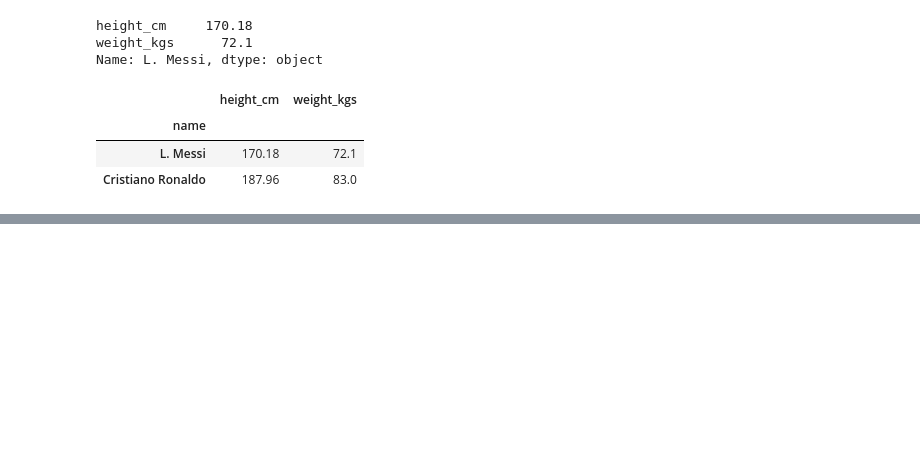
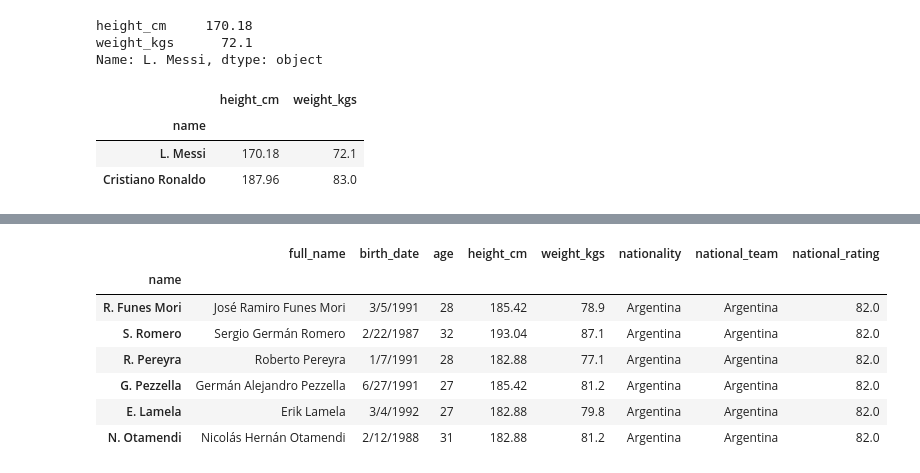
Before and after one commit to DiilaNa/Data_Science_with-Pandas, a Jupyter notebook: Project-1/DataExtractionWithPandas.ipynb, the cells around one changed output, grey strips where cells are left out. Cells and saved outputs as stored; diff of their text form; code cells hidden in the pictures; blank space fills up the shorter version.

```diff
--- a/Project-1/DataExtractionWithPandas.ipynb
+++ b/Project-1/DataExtractionWithPandas.ipynb
@@ -163,0 +215,16 @@ df_players.loc[['L. Messi','Cristiano Ronaldo'],['height_cm','weight_kgs']]
+# %%
+#------------Selecting players with multiple conditions----------------------
+
+(df_players['height_cm']>180) & (df_players['nationality']=="Argentina")
+
+df_players.loc[(df_players['height_cm']>180) & (df_players['national_team']=="Argentina"),:
+]
+# %% [output]
+|  | full_name | birth_date | age | height_cm | weight_kgs | nationality | national_team | national_rating |
+| name |  |  |  |  |  |  |  |  |
+| R. Funes Mori | José Ramiro Funes Mori | 3/5/1991 | 28 | 185.42 | 78.9 | Argentina | Argentina | 82.0 |
+| S. Romero | Sergio Germán Romero | 2/22/1987 | 32 | 193.04 | 87.1 | Argentina | Argentina | 82.0 |
+| R. Pereyra | Roberto Pereyra | 1/7/1991 | 28 | 182.88 | 77.1 | Argentina | Argentina | 82.0 |
+| G. Pezzella | Germán Alejandro Pezzella | 6/27/1991 | 27 | 185.42 | 81.2 | Argentina | Argentina | 82.0 |
+| E. Lamela | Erik Lamela | 3/4/1992 | 27 | 182.88 | 79.8 | Argentina | Argentina | 82.0 |
+| N. Otamendi | Nicolás Hernán Otamendi | 2/12/1988 | 31 | 182.88 | 81.2 | Argentina | Argentina | 82.0 |
```
Also changed, not shown: parts of 3 cells of this notebook.
